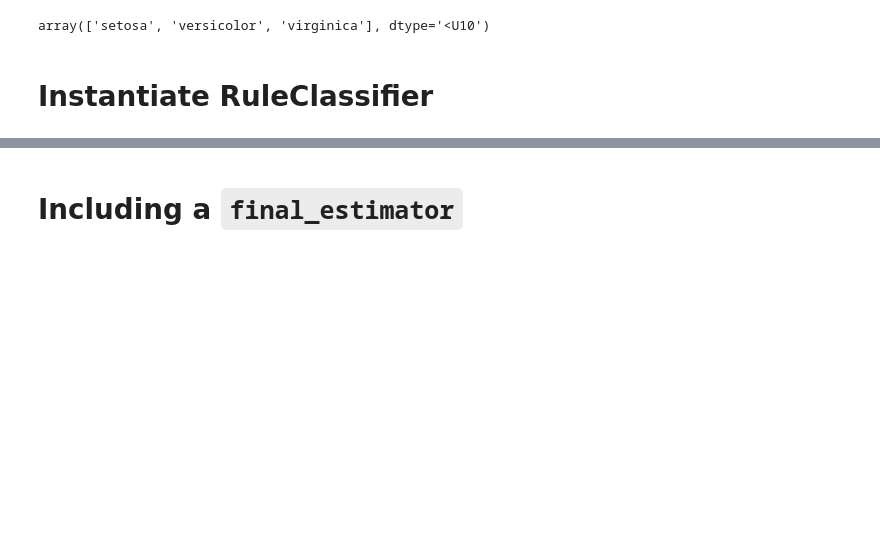
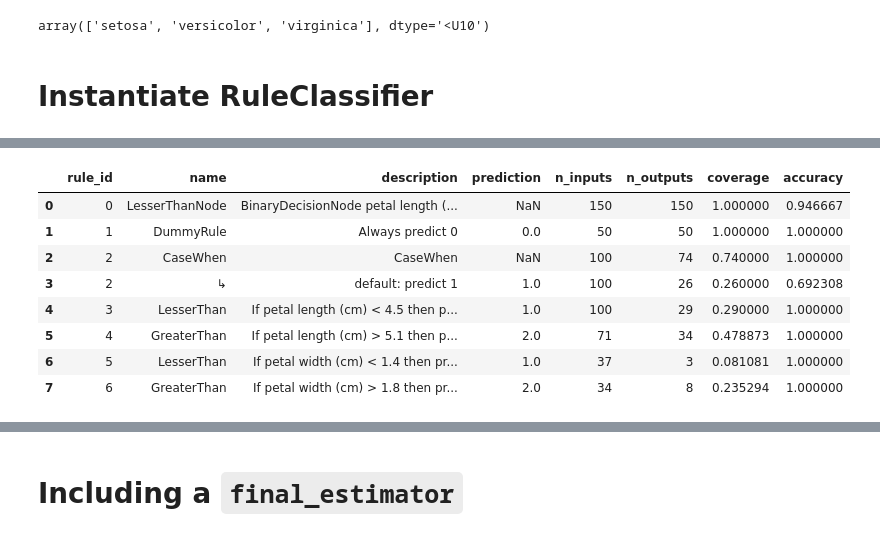
Before and after one commit to oegedijk/rule_estimator, a Jupyter notebook: test_notebook.ipynb, the cells around one changed output, grey strips where cells are left out. Cells and saved outputs as stored; diff of their text form; code cells hidden in the pictures; blank space fills up the shorter version.

```diff
--- a/test_notebook.ipynb
+++ b/test_notebook.ipynb
@@ -42,16 +33,14 @@ model = RuleClassifier(
 # %%
 model = RuleClassifier(
-    LesserThanNode("petal length (cm)", 1.9, # BinaryDecisionNode
-        if_true=DummyRule(default=0), # DummyRule: always predict 0
+    LesserThanNode("petal length (cm)", 1.91, # BinaryDecisionNode
+        if_true=DummyRule(prediction=0), # DummyRule: always predict 0
         if_false=CaseWhen([
-            # Go through these rules and if one applies, assign the prediction
-            LesserThan("petal length (cm)", 4.5, prediction=1),
-            GreaterThan("petal length (cm)", 5.1, prediction=2),
-            LesserThan("petal width (cm)", 1.4, prediction=1),
-            GreaterThan("petal width (cm)", 1.8, prediction=2),
-        ],
-        default=1 # if no rule applies, assign prediction=1
-        ),
+                    # Go through these rules and if one applies, assign the prediction
+                    LesserThan("petal length (cm)", 4.5, prediction=1),
+                    GreaterThan("petal length (cm)", 5.1, prediction=2),
+                    LesserThan("petal width (cm)", 1.4, prediction=1),
+                    GreaterThan("petal width (cm)", 1.8, prediction=2),
+                ], default=1 # if no rule applies, assign prediction=1
+            ),
     ),
-    default=2 # If no rule applied, assign prediction=2
 )
@@ -133,0 +165,12 @@ array([0., 0., 0., 0., 0., 0., 0., 0., 0., 0., 0., 0., 0., 0., 0., 0., 0.,
+# %%
+model.score_rules(X, y)
+# %% [output]
+|  | rule_id | name | description | prediction | n_inputs | n_outputs | coverage | accuracy |
+| 0 | 0 | LesserThanNode | BinaryDecisionNode petal length (... | NaN | 150 | 150 | 1.000000 | 0.946667 |
+| 1 | 1 | DummyRule | Always predict 0 | 0.0 | 50 | 50 | 1.000000 | 1.000000 |
+| 2 | 2 | CaseWhen | CaseWhen | NaN | 100 | 74 | 0.740000 | 1.000000 |
+| 3 | 2 | ↳ | default: predict 1 | 1.0 | 100 | 26 | 0.260000 | 0.692308 |
+| 4 | 3 | LesserThan | If petal length (cm) < 4.5 then p... | 1.0 | 100 | 29 | 0.290000 | 1.000000 |
+| 5 | 4 | GreaterThan | If petal length (cm) > 5.1 then p... | 2.0 | 71 | 34 | 0.478873 | 1.000000 |
+| 6 | 5 | LesserThan | If petal width (cm) < 1.4 then pr... | 1.0 | 37 | 3 | 0.081081 | 1.000000 |
+| 7 | 6 | GreaterThan | If petal width (cm) > 1.8 then pr... | 2.0 | 34 | 8 | 0.235294 | 1.000000 |
```
Also changed, not shown: parts of 34 cells of this notebook, 6 other files.
